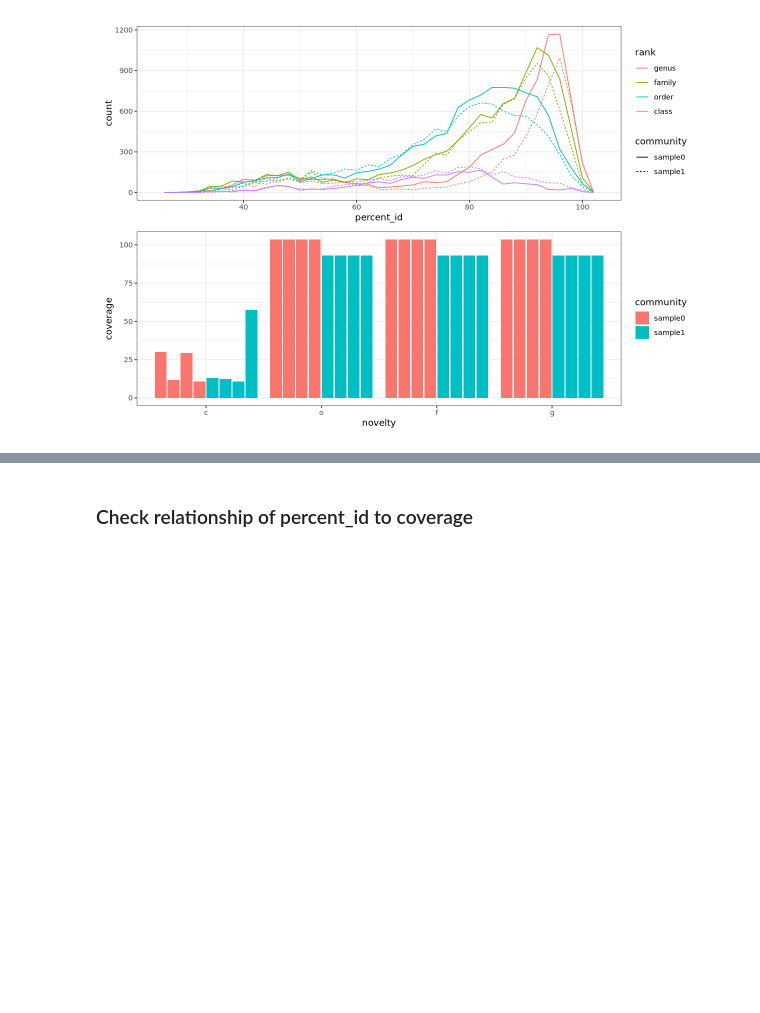
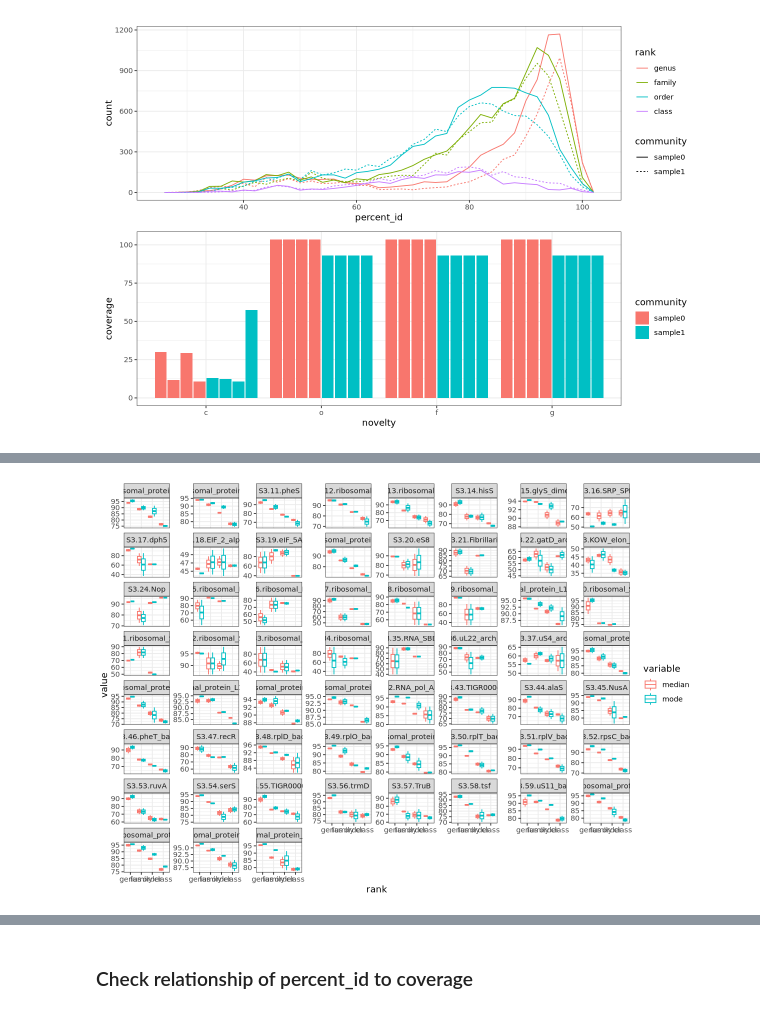
Before and after one commit to timbalam/singlem-benchmarking, a Jupyter notebook: experiments/percent_id_by_rank/plot.ipynb, the cells around one changed output, grey strips where cells are left out. Cells and saved outputs as stored; diff of their text form; code cells hidden in the pictures; blank space fills up the shorter version.

```diff
--- a/experiments/percent_id_by_rank/plot.ipynb
+++ b/experiments/percent_id_by_rank/plot.ipynb
@@ -72,0 +108,6 @@ pid_p_mrk
+# %%
+ggplot(meds2, aes(rank, value, colour = variable)) +
+    geom_boxplot() +
+    facet_wrap(vars(marker), scales = "free_y")
+# %% [output]
+[figure, added]
```
Also changed, not shown: parts of 10 cells of this notebook, 2 other files.
